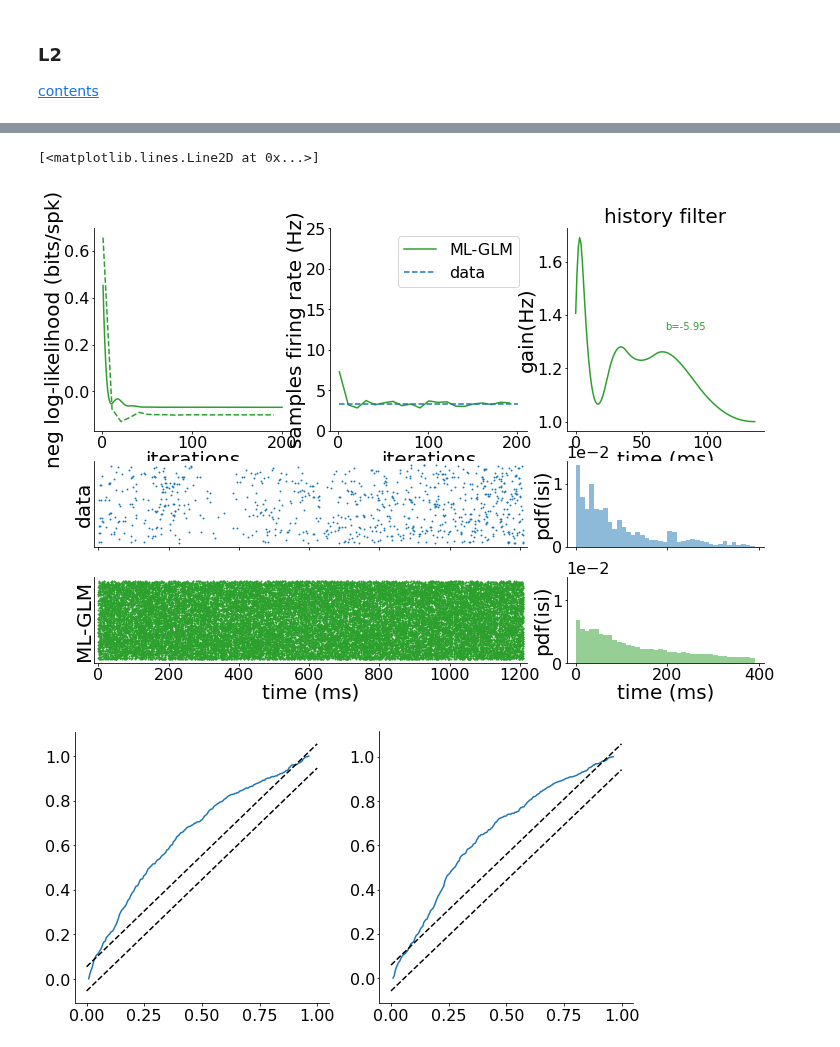
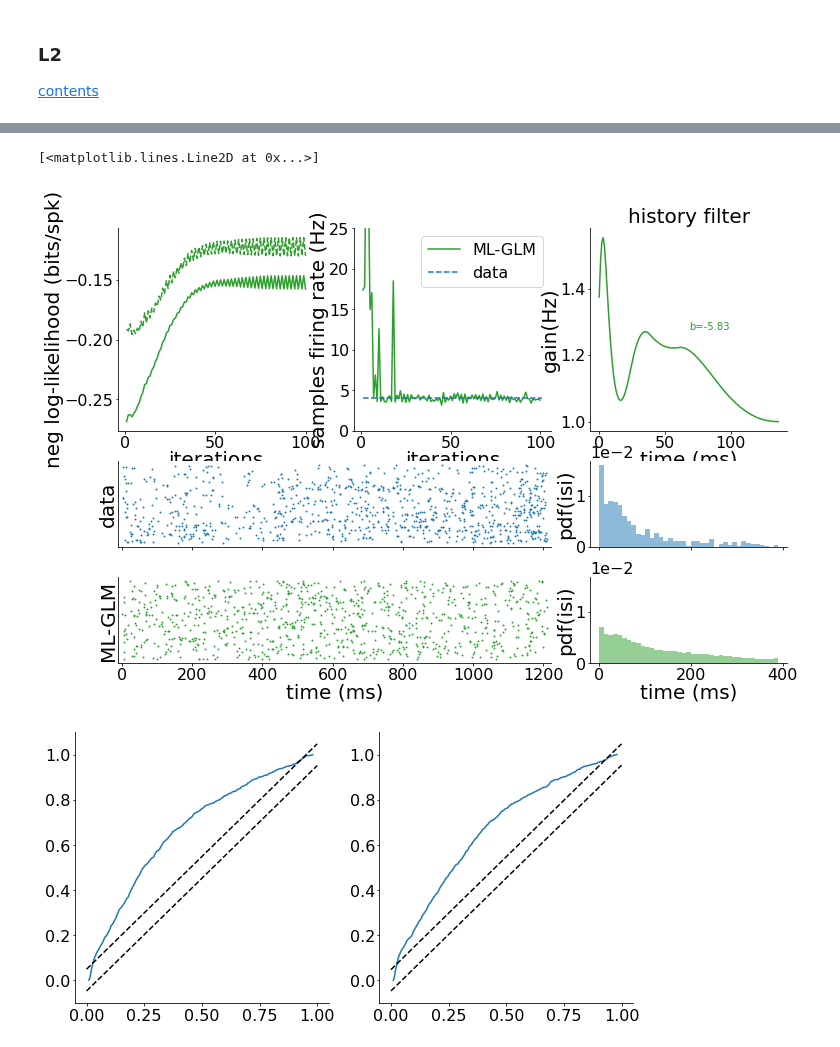
Before and after one commit to diegoarri91/mmd-glm, a Jupyter notebook: experiments/figure4/huk_ml_l2.ipynb, the cells around one changed output, grey strips where cells are left out. Saved outputs shown, nothing was run; the diff lists cells and outputs as text; code cells hidden in the pictures.

Commit message:
last version rebuttal

```diff
--- a/experiments/figure4/huk_ml_l2.ipynb
+++ b/experiments/figure4/huk_ml_l2.ipynb
@@ -339,20 +359,22 @@ coefs = np.zeros(basis.shape[1])
 eta0 = KernelBasisValues(basis.copy(), [0, basis.shape[0]], 1, coefs=coefs)
 
 lr = 1e-1
-num_epochs = 200
+num_epochs = 100
 metrics_kwargs = dict(n_batch_fr=60)
-n_metrics = 10
-# alpha_l2 = 1e1 # rebuttal up to now 10:25 12/08
-alpha_l2 = 5e0
+n_metrics = 1
 
-glm_l2 = TorchGLM(u0=-5, eta=eta0.copy(), noise='bernoulli')
-optim = Adam(glm_l2.parameters(), lr=lr)
+# alpha_l2 = 6e0
+alpha_l2 = 1e1
+
+
+glm_l2 = TorchGLM(u0=glm.u0, eta=glm.eta.copy(), noise='bernoulli')
+optim = Adam(glm_l2.parameters(), lr=lr, betas=(0, 0.9))
 loss_l2, metrics_l2 = glm_l2.train(st_train.t, st_train.mask, optim=optim, num_epochs=num_epochs,
                                 verbose=True, metrics=fun_metrics_l2, metrics_kwargs=metrics_kwargs,
                                 n_metrics=n_metrics, l2=True, alpha_l2=alpha_l2)
 loss_l2 = np.array(loss_l2)
 iterations_l2 = np.arange(1, num_epochs + 1, 1)
-nll_normed_train_l2 = (loss_l2 - nll_pois_proc_train) / np.log(2) / n_spk_train
+nll_normed_train_l2 = (metrics_l2['nll'] - nll_pois_proc_train) / np.log(2) / n_spk_train
 nll_normed_val_l2 = (metrics_l2['nll_val'] - nll_pois_proc_val) / np.log(2) / n_spk_val
 
 _, r_train_dc_l2 = glm_l2.sample_conditioned(st_train.t, st_train.mask)
@@ -366,7 +388,7 @@ mean_r_fr_l2 = np.mean(r_fr_l2, 1)
 sum_r_fr_l2 = np.sum(r_fr_l2, 1)
 fr_l2 = np.sum(mask_spikes_fr_l2, 0) / (dt * mask_spikes_fr_l2.shape[0]) * 1000
 autocov_l2 = np.mean(auto_covariance(mask_spikes_fr_l2, method='fft', subtract_mean=False, stationary_signal=False, biased=False), 1)
-autocov_mse_l2 = np.mean((autocov_l2 - autocov_val)**2)
+autocov_mse_l2 = np.mean((autocov_l2[1:150] - autocov_val[1:150])**2)
 
 z_l2_train, ks_l2_train = time_rescale_transform(dt, st_train.mask, r_train_dc_l2)
 values, bins_ks = np.histogram(np.concatenate(z_l2_train), bins=200)
@@ -383,0 +402,9 @@ print(np.max(fr_l2))
+# %%
+fr_train = np.sum(mask_spikes_train, 0) / (t[-1] - t[0] + t[1]) * 1000
+print(np.max(fr_train), np.max(fr_l2))
+fr_train = np.mean(fr_train)
+plt.plot(autocov_val[1:400])
+plt.plot(autocov_l2[1:400])
+
+argf = 150
+np.mean((autocov_l2[1:argf] - autocov_val[1:argf])**2)
@@ -422,34 +453,34 @@ ax4.tick_params(axis='both', labelbottom=False, labelleft=False)
 ax4.set_yticks([])
 # ax4.set_xlabel(None)
 ax4.set_ylabel('data')
 
 bins = np.arange(0, 4600, 200)
 ax5.hist(isi_train, density=True, color=palette['d'], label='data', alpha=0.5, bins=bins_isi)
 ax5.set_ylabel('pdf(isi)')
 ax5.tick_params(axis='both', labelbottom=False)
 
 # st_fr_l2.plot(ax=ax5, ms=0.7, color=palette['ml'])
-st_fr_l2.plot(ax=ax6, ms=ms, color=palette['ml'])
+st_fr_l2.sweeps(np.arange(200)).plot(ax=ax6, ms=ms, color=palette['ml'])
 myplt.set_labels(ax6, xlabel='time (ms)', ylabel='ML-GLM')
 ax6.set_yticks([])
 
 ax7.hist(isi_fr_l2, density=True, color=palette['ml'], label='ML-GLM', alpha=0.5, bins=bins_isi)
 myplt.set_labels(ax7, xlabel='time (ms)', ylabel='pdf(isi)')
 ax7.ticklabel_format(axis="y", style="sci", scilimits=(0,0))
 
 fig.subplots_adjust(hspace=0.35)
 # fig.savefig('/home/diego/Dropbox/generative_glm/figures/human_ctx/human_ctx_ML.pdf', transparent=True)
 
 fig, (ax1, ax2) = plt.subplots(figsize=(10, 5), ncols=2)
 ax1.plot(bins_ks, z_cum_l2_train, '-')
 ax2.plot(bins_ks, z_cum_l2_val, '-')
 x = np.array([0, 1])
 ax1.plot(x, x + 1.36 / np.sqrt(len(np.concatenate((z_l2_train)))), 'k--')
 ax1.plot(x, x - 1.36 / np.sqrt(len(np.concatenate((z_l2_train)))), 'k--')
 ax2.plot(x, x + 1.36 / np.sqrt(len(np.concatenate((z_l2_val)))), 'k--')
 ax2.plot(x, x - 1.36 / np.sqrt(len(np.concatenate((z_l2_val)))), 'k--')
 # %% [output]
 [<matplotlib.lines.Line2D at 0x...>]
-[figure, old version]
+[figure, new version]
-[figure, old version]
+[figure, new version]
 # %%
```
Also changed, not shown: parts of 10 cells of this notebook, 5 other files.
